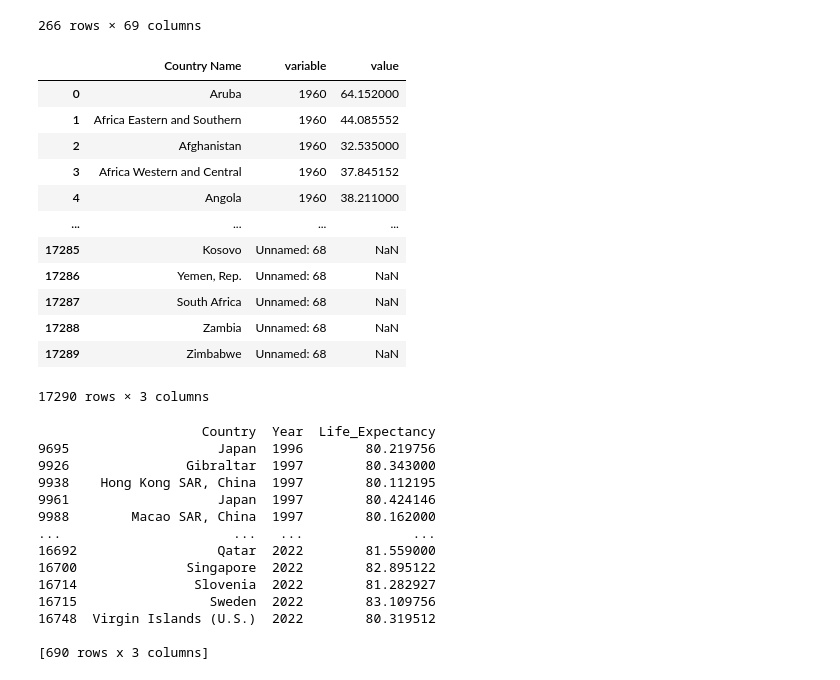
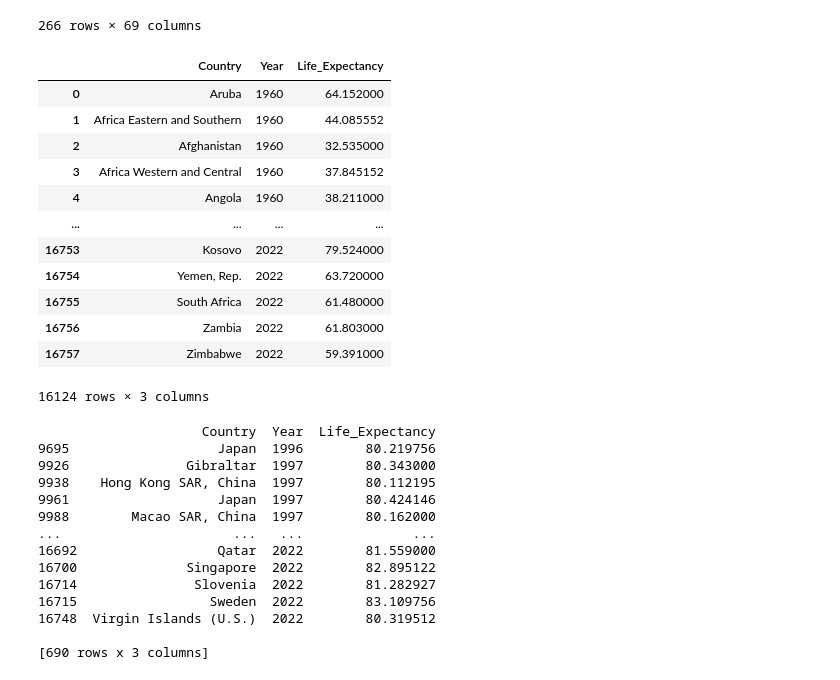
Before and after one commit to nss-data-science-cohort-8/un-exploration-alexanderjireland, a Jupyter notebook: notebooks/UN_Data_Exploration.ipynb, the cells around one changed output. Saved outputs shown, nothing was run; the diff lists cells and outputs as text; code cells hidden in the pictures.

```diff
--- a/notebooks/UN_Data_Exploration.ipynb
+++ b/notebooks/UN_Data_Exploration.ipynb
@@ -360,21 +354,26 @@ life_expectancy
 | 265 | Zimbabwe | ZWE | Life expectancy at birth, total (... | SP.DYN.LE00.IN | 53.235000 | 53.619000 | 54.071000 | 54.549000 | ... |
 266 rows × 69 columns
 # %%
-life_expectancy.drop(columns=['Country Code','Indicator Name','Indicator Code'], inplace=True)
+#cleaning up life expectancy data frame to fit our other data frames
+life_expectancy = (
+    life_expectancy
+    .drop(columns=['Country Code','Indicator Name','Indicator Code'])
+    .melt(id_vars='Country Name')
+    .rename(columns={'Country Name':'Country','variable':'Year', 'value':'Life_Expectancy'})
+    .dropna() #Dropping all missing values for Life_Expectancy.
+)
+life_expectancy
+# %% [output]
+|  | Country | Year | Life_Expectancy |
+| 0 | Aruba | 1960 | 64.152000 |
+| 1 | Africa Eastern and Southern | 1960 | 44.085552 |
+| 2 | Afghanistan | 1960 | 32.535000 |
+| 3 | Africa Western and Central | 1960 | 37.845152 |
+| 4 | Angola | 1960 | 38.211000 |
+| ... | ... | ... | ... |
+| 16753 | Kosovo | 2022 | 79.524000 |
+| 16754 | Yemen, Rep. | 2022 | 63.720000 |
+| 16755 | South Africa | 2022 | 61.480000 |
+| 16756 | Zambia | 2022 | 61.803000 |
+| 16757 | Zimbabwe | 2022 | 59.391000 |
+16124 rows × 3 columns
-# %%
-life_expectancy = life_expectancy.melt(id_vars='Country Name')
-life_expectancy
-# %% [output]
-|  | Country Name | variable | value |
-| 0 | Aruba | 1960 | 64.152000 |
-| 1 | Africa Eastern and Southern | 1960 | 44.085552 |
-| 2 | Afghanistan | 1960 | 32.535000 |
-| 3 | Africa Western and Central | 1960 | 37.845152 |
-| 4 | Angola | 1960 | 38.211000 |
-| ... | ... | ... | ... |
-| 17285 | Kosovo | Unnamed: 68 | NaN |
-| 17286 | Yemen, Rep. | Unnamed: 68 | NaN |
-| 17287 | South Africa | Unnamed: 68 | NaN |
-| 17288 | Zambia | Unnamed: 68 | NaN |
-| 17289 | Zimbabwe | Unnamed: 68 | NaN |
-17290 rows × 3 columns
```
Also changed, not shown: parts of 27 cells of this notebook.
